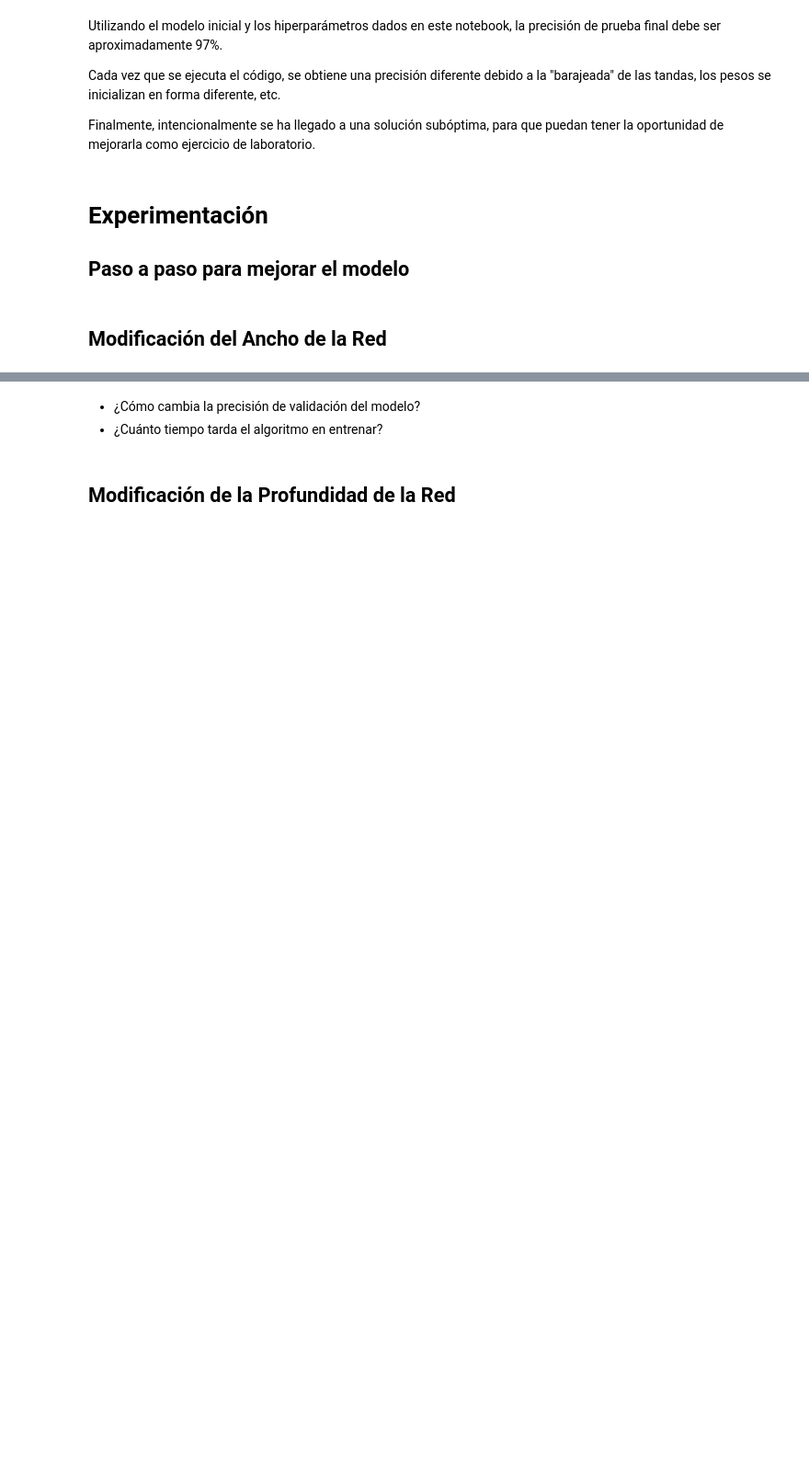
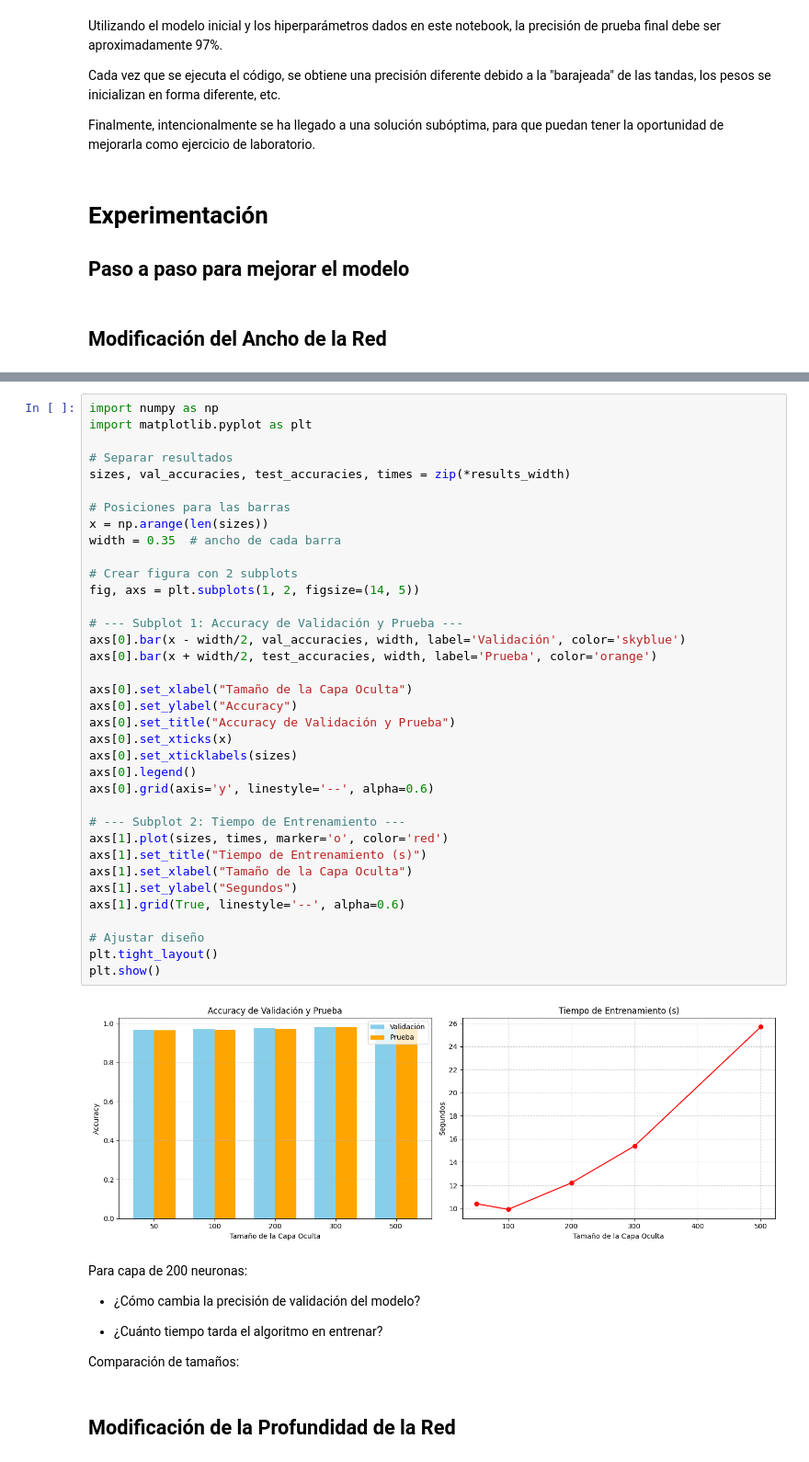
Before and after one commit to Fabiola-cc/Using_MNIST, a Jupyter notebook: TensorFlow_MNIST.ipynb, the cells around one changed output, grey strips where cells are left out. Shown: that part at 92% size. Cells and saved outputs as stored; diff of their text form; blank space fills up the shorter version.

Commit message:
feat: comparing experiments + graphics

```diff
--- a/TensorFlow_MNIST.ipynb
+++ b/TensorFlow_MNIST.ipynb
@@ -265,6 +272,48 @@ Capa escondida: 500 neuronas - Accuracy validación: 0.8555 - Tiempo: 71.50s
+# %%
+import numpy as np
+import matplotlib.pyplot as plt
+
+# Separar resultados
+sizes, val_accuracies, test_accuracies, times = zip(*results_width)
+
+# Posiciones para las barras
+x = np.arange(len(sizes))
+width = 0.35  # ancho de cada barra
+
+# Crear figura con 2 subplots
+fig, axs = plt.subplots(1, 2, figsize=(14, 5))
+
+# --- Subplot 1: Accuracy de Validación y Prueba ---
+axs[0].bar(x - width/2, val_accuracies, width, label='Validación', color='skyblue')
+axs[0].bar(x + width/2, test_accuracies, width, label='Prueba', color='orange')
+
+axs[0].set_xlabel("Tamaño de la Capa Oculta")
+axs[0].set_ylabel("Accuracy")
+axs[0].set_title("Accuracy de Validación y Prueba")
+axs[0].set_xticks(x)
+axs[0].set_xticklabels(sizes)
+axs[0].legend()
+axs[0].grid(axis='y', linestyle='--', alpha=0.6)
+
+# --- Subplot 2: Tiempo de Entrenamiento ---
+axs[1].plot(sizes, times, marker='o', color='red')
+axs[1].set_title("Tiempo de Entrenamiento (s)")
+axs[1].set_xlabel("Tamaño de la Capa Oculta")
+axs[1].set_ylabel("Segundos")
+axs[1].grid(True, linestyle='--', alpha=0.6)
+
+# Ajustar diseño
+plt.tight_layout()
+plt.show()
+# %% [output]
+[figure, added]
 # %% [markdown]
+Para capa de 200 neuronas:
 * ¿Cómo cambia la precisión de validación del modelo?
+
 * ¿Cuánto tiempo tarda el algoritmo en entrenar?
+
+Comparación de tamaños:
 # %% [markdown]
 ## Modificación de la Profundidad de la Red
 # %%
```
Also changed, not shown: parts of 12 cells of this notebook.
